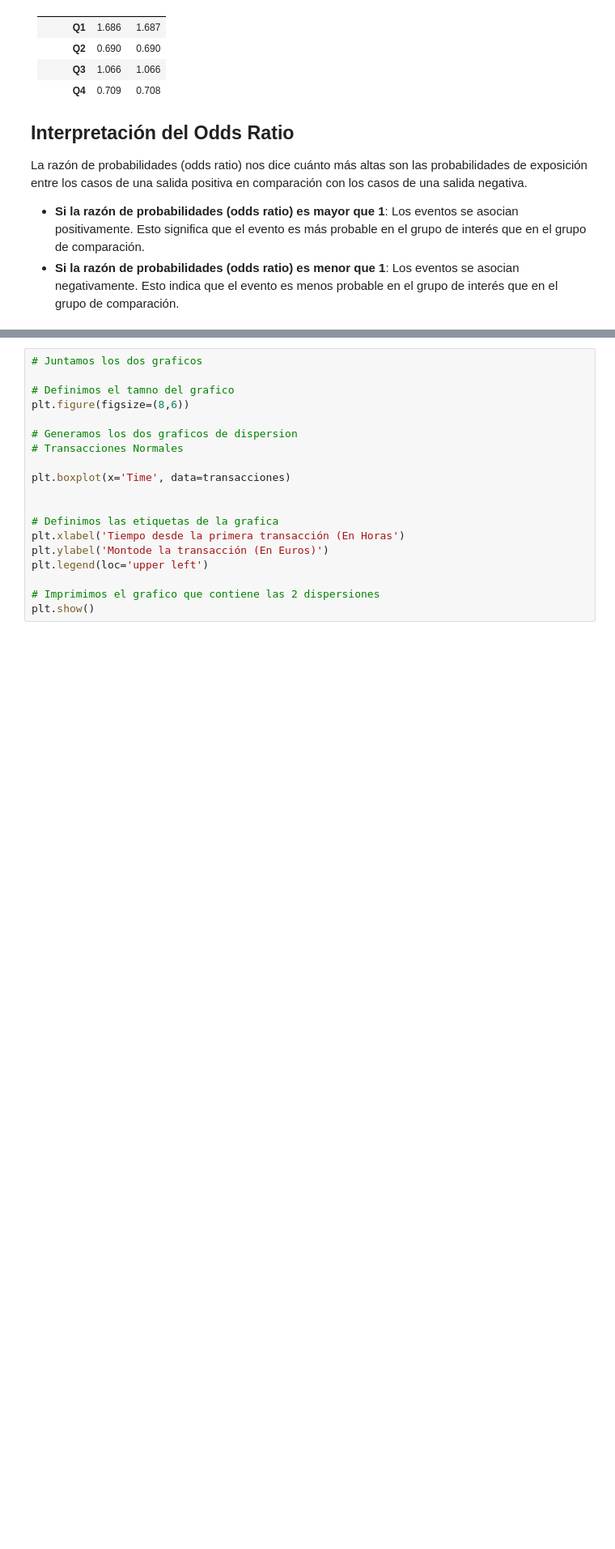
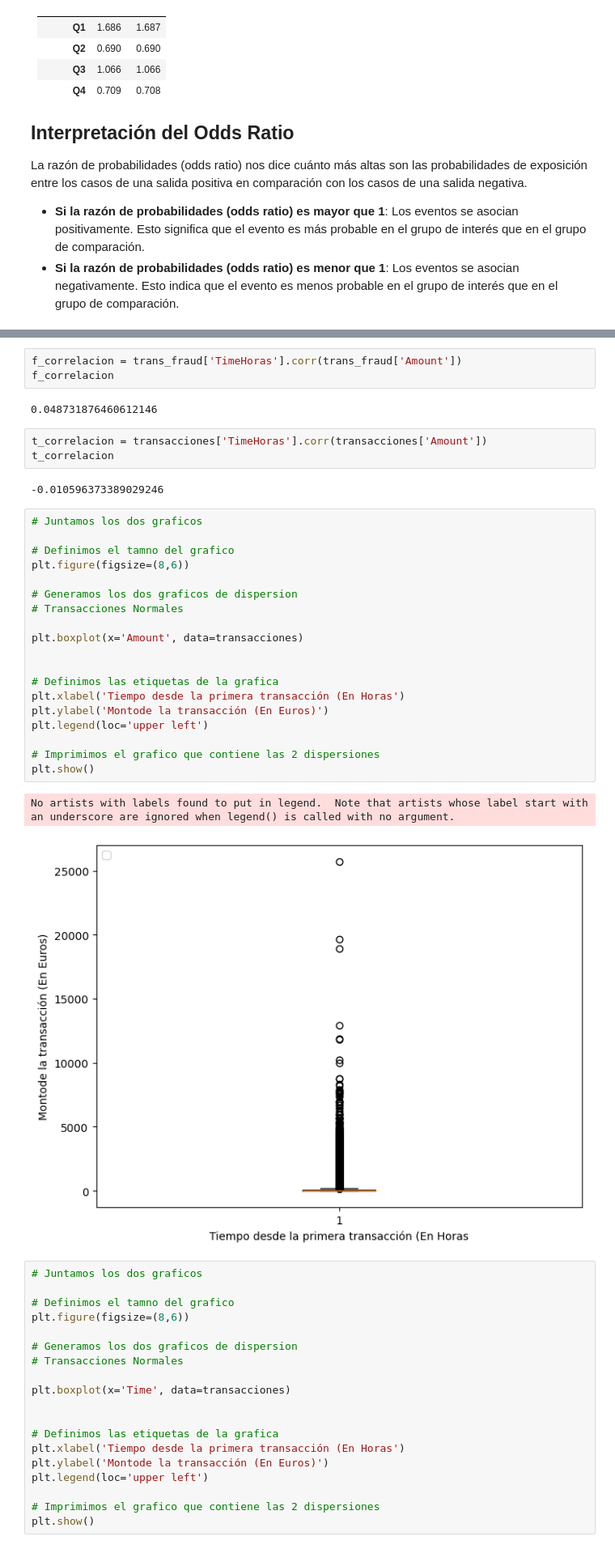
Before and after one commit to Ustedcan/Fraud-Detection-in-Credit-Cards, a Jupyter notebook: Notebooks.ipynb, the cells around one changed output, grey strips where cells are left out. Shown at 81% size. Saved outputs shown, nothing was run; the diff lists cells and outputs as text; blank space fills up the shorter version.

```diff
--- a/Notebooks.ipynb
+++ b/Notebooks.ipynb
@@ -441,3 +504,35 @@ corr)
+# %%
+f_correlacion = trans_fraud['TimeHoras'].corr(trans_fraud['Amount'])
+f_correlacion
+# %% [output]
+0.048731876460612146
+# %%
+t_correlacion = transacciones['TimeHoras'].corr(transacciones['Amount'])
+t_correlacion
+# %% [output]
+-0.010596373389029246
+# %%
+# Juntamos los dos graficos
+
+# Definimos el tamno del grafico
+plt.figure(figsize=(8,6))
+
+# Generamos los dos graficos de dispersion
+# Transacciones Normales
+
+plt.boxplot(x='Amount', data=transacciones)
+
+
+# Definimos las etiquetas de la grafica
+plt.xlabel('Tiempo desde la primera transacción (En Horas')
+plt.ylabel('Montode la transacción (En Euros)')
+plt.legend(loc='upper left')
+
+# Imprimimos el grafico que contiene las 2 dispersiones
+plt.show()
+# %% [output]
+No artists with labels found to put in legend.  Note that artists whose label start with an underscore are ignored when legend() is called with no argument.
+[figure, added]
 # %%
 # Juntamos los dos graficos
 
```
Also changed, not shown: parts of 6 cells of this notebook.
